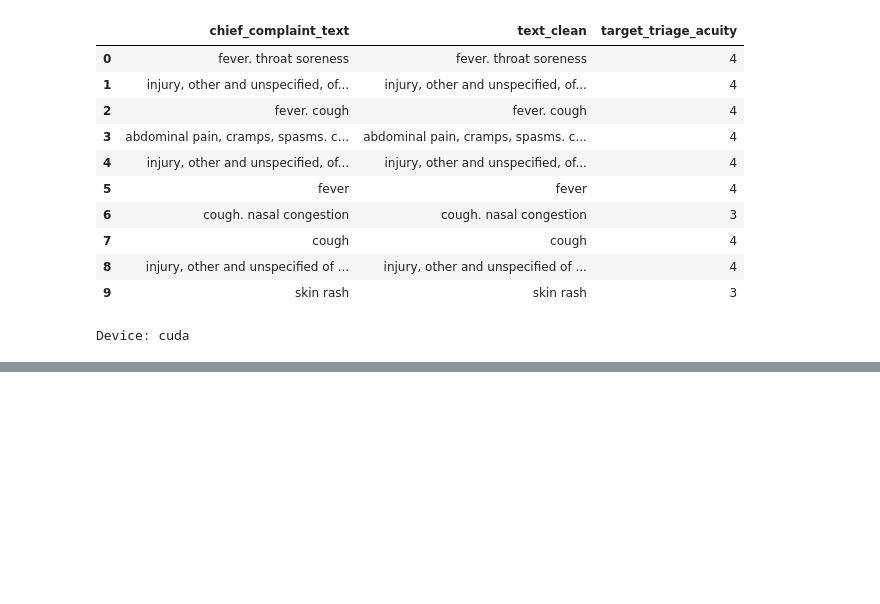
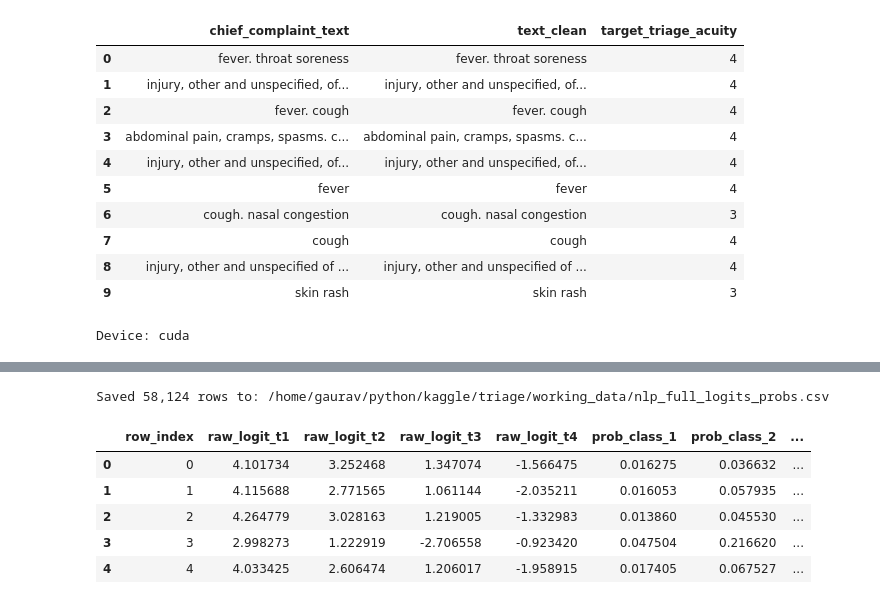
Before and after one commit to Reaper-ai/traigegeist, a Jupyter notebook: notebooks/nlp_dl.ipynb, the cells around one changed output, grey strips where cells are left out. Drawn from its saved outputs; the diff is of its cells as text; code cells hidden in the pictures; blank space fills up the shorter version.

```diff
--- a/notebooks/nlp_dl.ipynb
+++ b/notebooks/nlp_dl.ipynb
@@ -469,32 +470,38 @@ with torch.no_grad():
 full_logits = torch.cat(all_logits, dim=0)
 cond_probs = torch.sigmoid(full_logits)
 cum_probs = torch.cumprod(cond_probs, dim=1)
 
 # Convert cumulative P(y > k) to class probabilities P(y = c).
 class_probs = torch.zeros((cum_probs.size(0), NUM_CLASSES), dtype=cum_probs.dtype)
 class_probs[:, 0] = 1.0 - cum_probs[:, 0]
 for c in range(1, NUM_CLASSES - 1):
     class_probs[:, c] = cum_probs[:, c - 1] - cum_probs[:, c]
 class_probs[:, NUM_CLASSES - 1] = cum_probs[:, NUM_CLASSES - 2]
 class_probs = torch.clamp(class_probs, min=0.0)
 class_probs = class_probs / class_probs.sum(dim=1, keepdim=True).clamp(min=1e-12)
 
 pred_class = class_probs.argmax(dim=1).numpy() + 1
 
 out_df = pd.DataFrame({
     "row_index": data.index.to_numpy(),
-    "true_class": full_labels.to_numpy(),
-    "pred_class": pred_class,
 })
 
 for k in range(NUM_CLASSES - 1):
     out_df[f"raw_logit_t{k+1}"] = full_logits[:, k].numpy()
 for c in range(NUM_CLASSES):
     out_df[f"prob_class_{c+1}"] = class_probs[:, c].numpy()
 
 output_path = PROJECT_ROOT / "working_data" / "nlp_full_logits_probs.csv"
 output_path.parent.mkdir(parents=True, exist_ok=True)
 out_df.to_csv(output_path, index=False)
 
 print(f"Saved {len(out_df):,} rows to: {output_path}")
 display(out_df.head())
+# %% [output]
+Saved 58,124 rows to: /home/gaurav/python/kaggle/triage/working_data/nlp_full_logits_probs.csv
+|  | row_index | raw_logit_t1 | raw_logit_t2 | raw_logit_t3 | raw_logit_t4 | prob_class_1 | prob_class_2 | ... |
+| 0 | 0 | 4.101734 | 3.252468 | 1.347074 | -1.566475 | 0.016275 | 0.036632 | ... |
+| 1 | 1 | 4.115688 | 2.771565 | 1.061144 | -2.035211 | 0.016053 | 0.057935 | ... |
+| 2 | 2 | 4.264779 | 3.028163 | 1.219005 | -1.332983 | 0.013860 | 0.045530 | ... |
+| 3 | 3 | 2.998273 | 1.222919 | -2.706558 | -0.923420 | 0.047504 | 0.216620 | ... |
+| 4 | 4 | 4.033425 | 2.606474 | 1.206017 | -1.958915 | 0.017405 | 0.067527 | ... |
```
Also changed, not shown: parts of 1 cell of this notebook, 7 other files.
